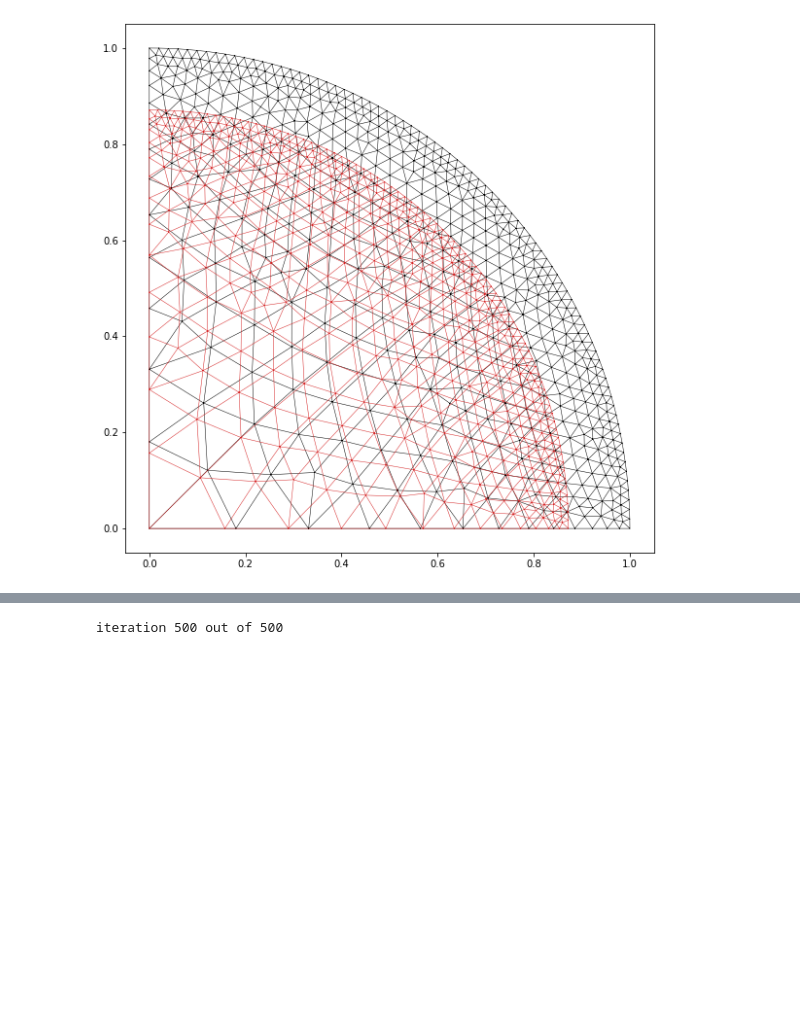
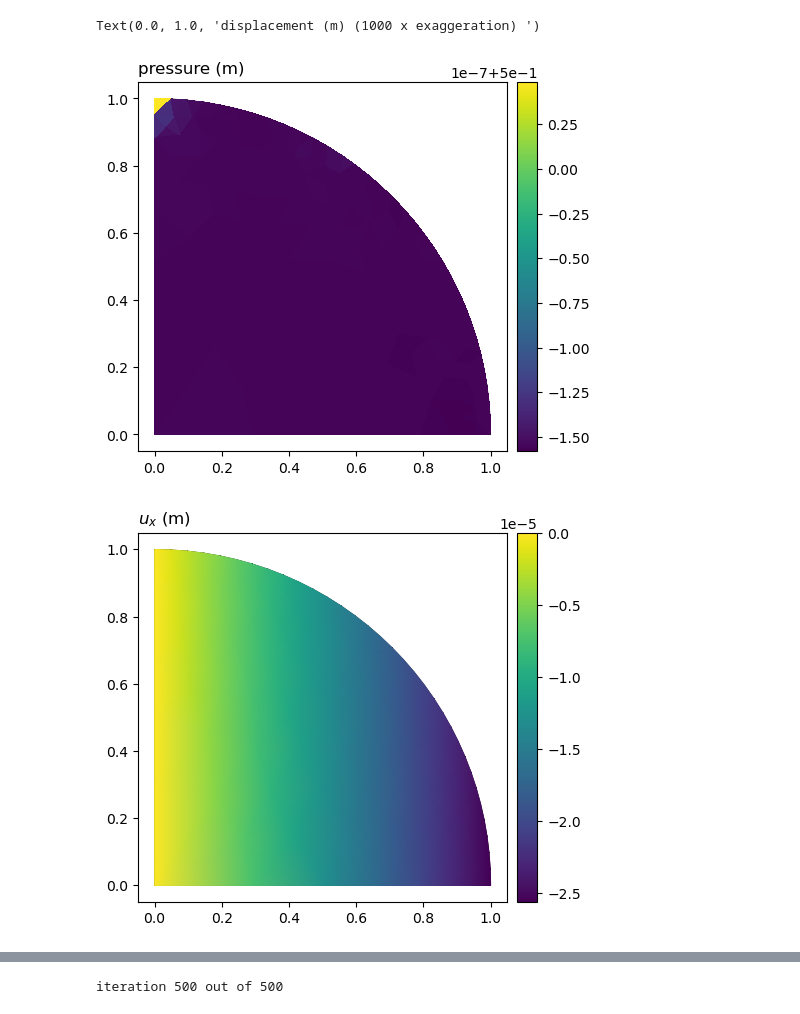
Before and after one commit to aleximorin/compgeom, a Jupyter notebook: Notebooks/Poroelastic sphere.ipynb, the cells around one changed output, grey strips where cells are left out. Saved outputs shown, nothing was run; the diff lists cells and outputs as text; code cells hidden in the pictures; blank space fills up the shorter version.

```diff
--- a/Notebooks/Poroelastic sphere.ipynb
+++ b/Notebooks/Poroelastic sphere.ipynb
@@ -149,10 +193,20 @@ ax.quiver(mesh.nodes[:, 0], mesh.nodes[:, 1], disp_undrained[0], disp_undrained[
-# %%
-factor = 5e3
-plt.triplot(mesh.nodes[:, 0], mesh.nodes[:, 1], mesh.connectivity, c='k', lw=0.5)
-plt.triplot(mesh.nodes[:, 0] + factor*disp_undrained[0], mesh.nodes[:, 1] + factor*disp_undrained[1],
-            mesh.connectivity, c='tab:red', lw=0.5, alpha=1)
-plt.gcf().set_size_inches(10, 10)
-
-plt.gca().set_aspect(1)
-# %% [output]
-[figure, removed]
+# %%
+%matplotlib inline
+fig, ax, cb = mesh.plot(pressure_undrained, shading='flat')
+ax.set_title('pressure (m)', loc='left')
+
+fig, ax, cb = mesh.plot(disp_undrained[0])
+ax.set_title('$u_x$ (m)', loc='left')
+
+fig, ax, cb = mesh.plot(disp_undrained[1])
+ax.set_title('$u_y$ (m)', loc='left')
+
+factor = 1000
+fig, ax, cb = mesh.plot(factor * np.linalg.norm(disp_undrained, axis=0), c='k')
+ax.triplot(*(mesh.nodes.T + factor * disp_undrained), c='tab:red', lw=0.5)
+#ax.quiver(mesh.nodes[:, 0], mesh.nodes[:, 1], disp_undrained[0], disp_undrained[1])
+ax.set_title(f'displacement (m) ({factor} x exaggeration) ', loc='left')
+# %% [output]
+Text(0.0, 1.0, 'displacement (m) (1000 x exaggeration) ')
+[figure, added]
+[figure, added]
```
Also changed, not shown: parts of 22 cells of this notebook, 13 other files.
